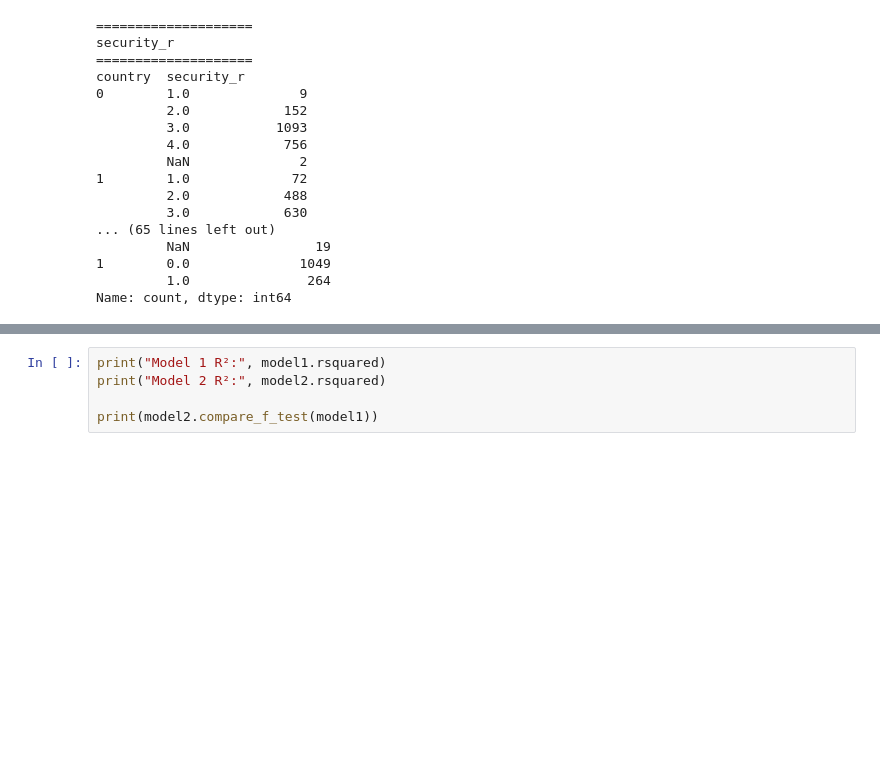
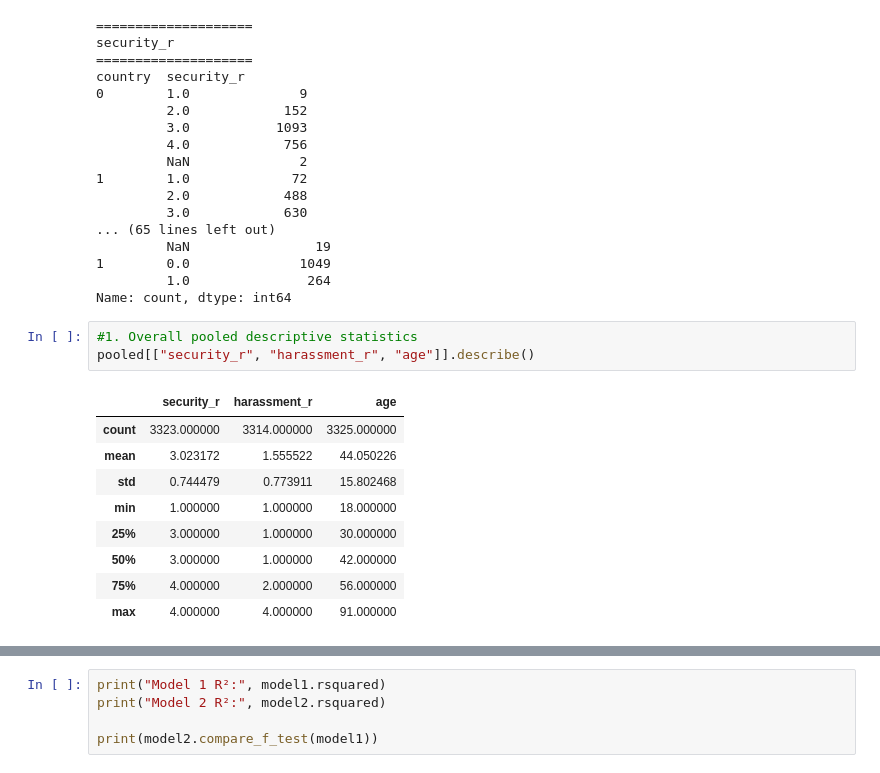
Before and after one commit to Zhao-Yihan123/HS4002_Team-Husky, a Jupyter notebook: code/pooled_analysis_sg_my.ipynb, the cells around one changed output, grey strips where cells are left out. Saved outputs shown, nothing was run; the diff lists cells and outputs as text; blank space fills up the shorter version.

```diff
--- a/code/pooled_analysis_sg_my.ipynb
+++ b/code/pooled_analysis_sg_my.ipynb
@@ -127,3 +132,16 @@ country  security_r
 1        0.0              1049
          1.0               264
 Name: count, dtype: int64
+# %%
+#1. Overall pooled descriptive statistics
+pooled[["security_r", "harassment_r", "age"]].describe()
+# %% [output]
+|  | security_r | harassment_r | age |
+| count | 3323.000000 | 3314.000000 | 3325.000000 |
+| mean | 3.023172 | 1.555522 | 44.050226 |
+| std | 0.744479 | 0.773911 | 15.802468 |
+| min | 1.000000 | 1.000000 | 18.000000 |
+| 25% | 3.000000 | 1.000000 | 30.000000 |
+| 50% | 3.000000 | 1.000000 | 42.000000 |
+| 75% | 4.000000 | 2.000000 | 56.000000 |
+| max | 4.000000 | 4.000000 | 91.000000 |
```
Also changed, not shown: parts of 10 cells of this notebook.
